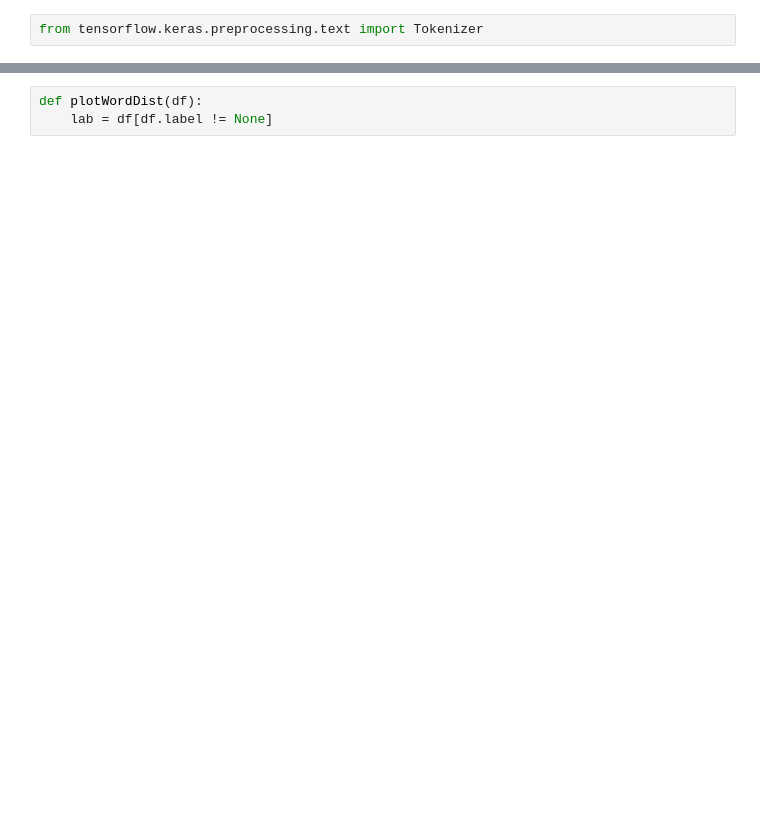
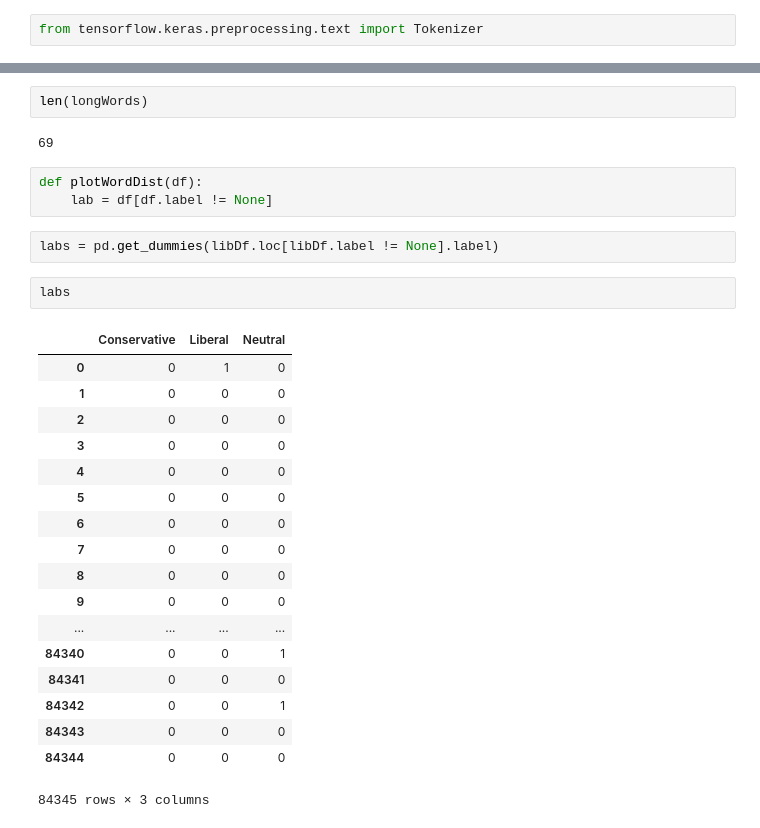
Before and after one commit to alexdauenhauer/Political-Bias-Detection, a Jupyter notebook: prelimDataExploration.ipynb, the cells around one changed output, grey strips where cells are left out. Saved outputs shown, nothing was run; the diff lists cells and outputs as text; blank space fills up the shorter version.

```diff
--- a/prelimDataExploration.ipynb
+++ b/prelimDataExploration.ipynb
@@ -220,3 +235,30 @@ print(t)
+# %%
+len(longWords)
+# %% [output]
+69
 # %%
 def plotWordDist(df):
     lab = df[df.label != None]
+# %%
+labs = pd.get_dummies(libDf.loc[libDf.label != None].label)
+# %%
+labs
+# %% [output]
+|  | Conservative | Liberal | Neutral |
+| 0 | 0 | 1 | 0 |
+| 1 | 0 | 0 | 0 |
+| 2 | 0 | 0 | 0 |
+| 3 | 0 | 0 | 0 |
+| 4 | 0 | 0 | 0 |
+| 5 | 0 | 0 | 0 |
+| 6 | 0 | 0 | 0 |
+| 7 | 0 | 0 | 0 |
+| 8 | 0 | 0 | 0 |
+| 9 | 0 | 0 | 0 |
+| ... | ... | ... | ... |
+| 84340 | 0 | 0 | 1 |
+| 84341 | 0 | 0 | 0 |
+| 84342 | 0 | 0 | 1 |
+| 84343 | 0 | 0 | 0 |
+| 84344 | 0 | 0 | 0 |
+84345 rows × 3 columns
```
Also changed, not shown: parts of 21 cells of this notebook.
